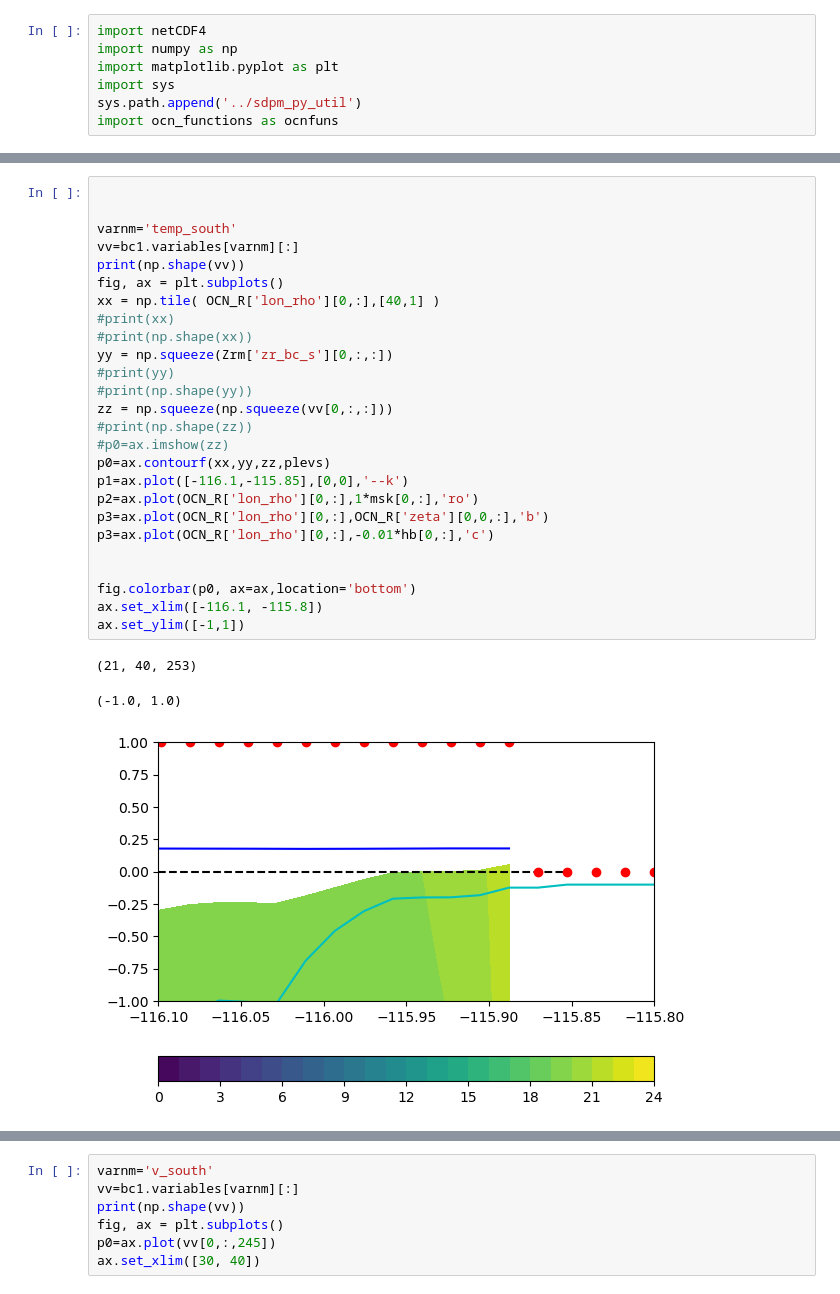
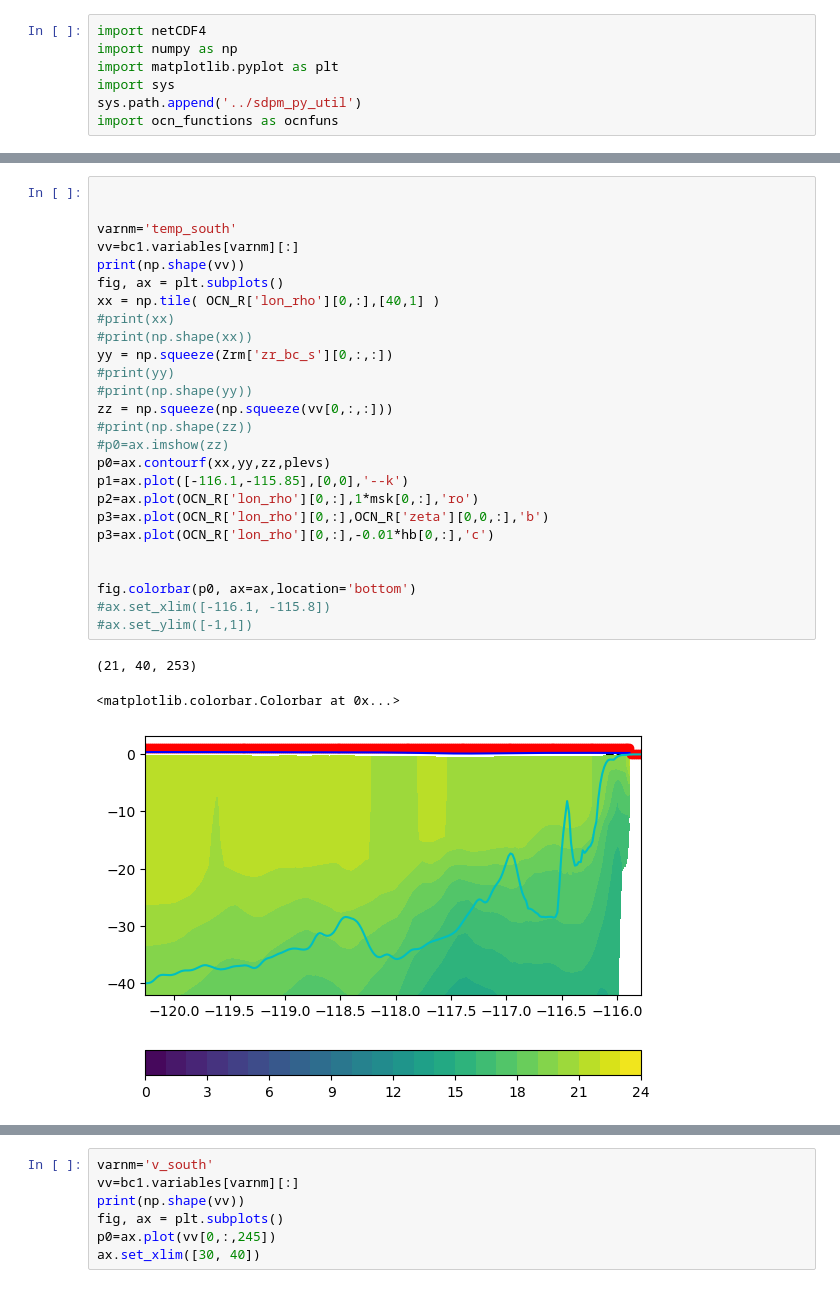
Before and after one commit to mspydell/PFM, a Jupyter notebook: driver/debugging_LV1.ipynb, the cells around one changed output, grey strips where cells are left out. Drawn from its saved outputs; the diff is of its cells as text.

```diff
--- a/driver/debugging_LV1.ipynb
+++ b/driver/debugging_LV1.ipynb
@@ -89,33 +94,33 @@ print(fofz)
 # %%
 
 
 varnm='temp_south'
 vv=bc1.variables[varnm][:]
 print(np.shape(vv))
 fig, ax = plt.subplots()
 xx = np.tile( OCN_R['lon_rho'][0,:],[40,1] )
 #print(xx)
 #print(np.shape(xx))
 yy = np.squeeze(Zrm['zr_bc_s'][0,:,:])
 #print(yy)
 #print(np.shape(yy))
 zz = np.squeeze(np.squeeze(vv[0,:,:]))
 #print(np.shape(zz))
 #p0=ax.imshow(zz)
 p0=ax.contourf(xx,yy,zz,plevs)
 p1=ax.plot([-116.1,-115.85],[0,0],'--k')
 p2=ax.plot(OCN_R['lon_rho'][0,:],1*msk[0,:],'ro')
 p3=ax.plot(OCN_R['lon_rho'][0,:],OCN_R['zeta'][0,0,:],'b')
 p3=ax.plot(OCN_R['lon_rho'][0,:],-0.01*hb[0,:],'c')
 
 
 fig.colorbar(p0, ax=ax,location='bottom')
-ax.set_xlim([-116.1, -115.8])
-ax.set_ylim([-1,1])
+#ax.set_xlim([-116.1, -115.8])
+#ax.set_ylim([-1,1])
 # %% [output]
 (21, 40, 253)
-(-1.0, 1.0)
+<matplotlib.colorbar.Colorbar at 0x...>
-[figure, old version]
+[figure, new version]
 # %%
 varnm='temp_south'
 vv=bc1.variables[varnm][:]
```
Also changed, not shown: parts of 6 cells of this notebook.
